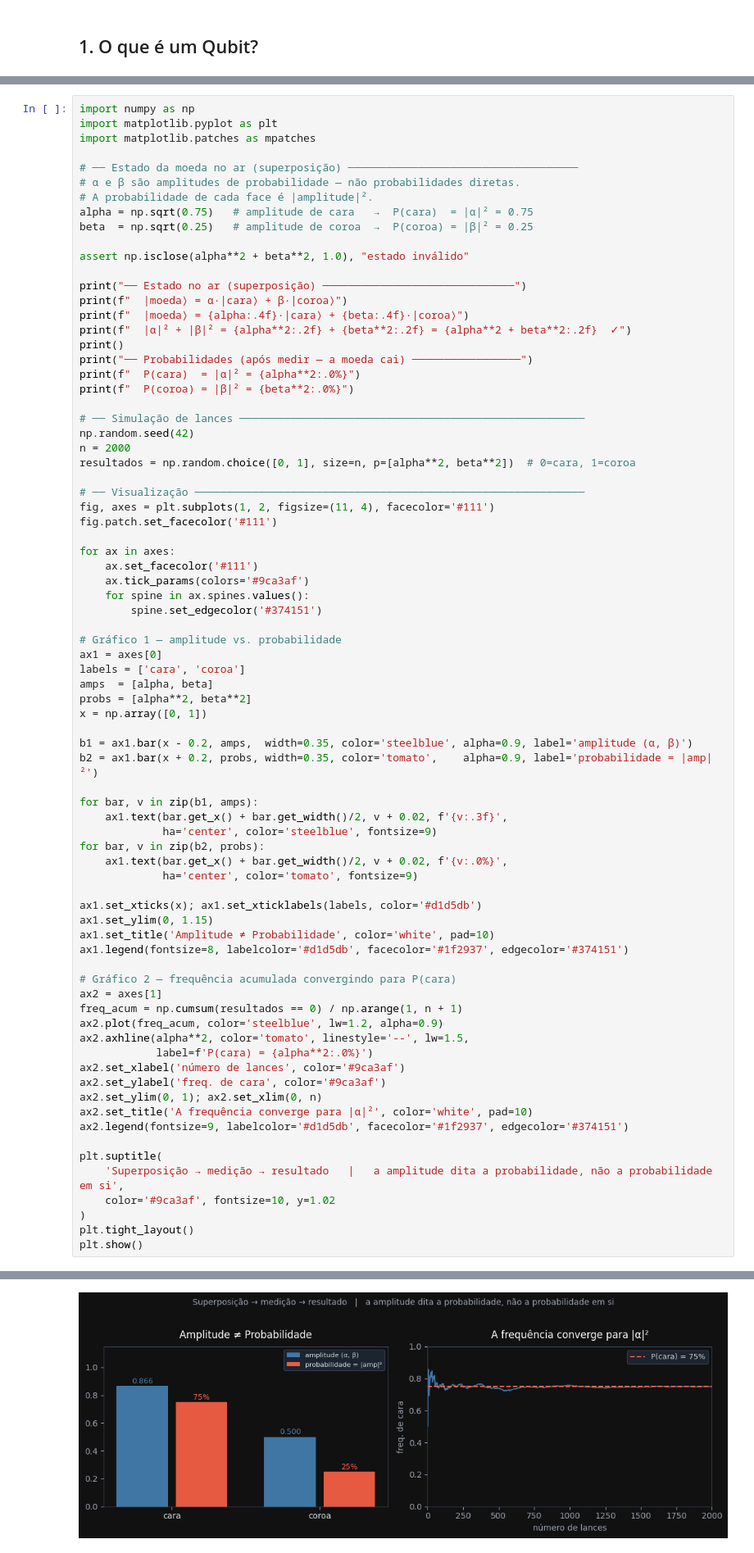
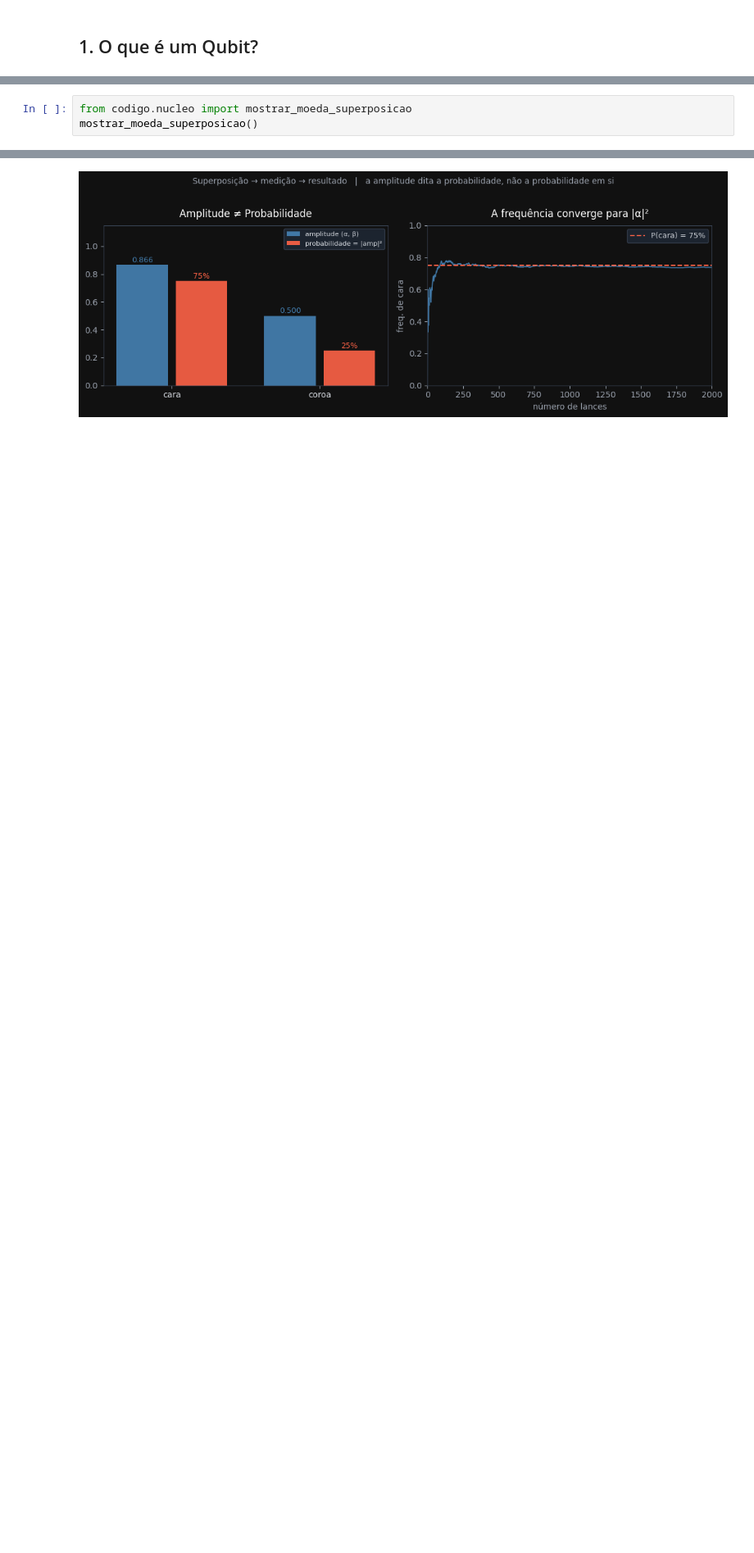
Before and after one commit to Green-Cinnamon-Labs/spectral-quantum-playground, a Jupyter notebook: nucleo/N-00.ipynb, the cells around one changed output, grey strips where cells are left out. Shown at 82% size. Cells and saved outputs as stored; diff of their text form; blank space fills up the shorter version.

```diff
--- a/nucleo/N-00.ipynb
+++ b/nucleo/N-00.ipynb
@@ -27,87 +29,13 @@ Um qubit é uma abstração de um sistema físico que possui dois estados distin
 # %%
-import numpy as np
-import matplotlib.pyplot as plt
-import matplotlib.patches as mpatches
-
-# ── Estado da moeda no ar (superposição) ────────────────────────────────────
-# α e β são amplitudes de probabilidade — não probabilidades diretas.
-# A probabilidade de cada face é |amplitude|².
-alpha = np.sqrt(0.75)   # amplitude de cara   →  P(cara)  = |α|² = 0.75
-beta  = np.sqrt(0.25)   # amplitude de coroa  →  P(coroa) = |β|² = 0.25
-
-assert np.isclose(alpha**2 + beta**2, 1.0), "estado inválido"
-
-print("── Estado no ar (superposição) ──────────────────────────────")
-print(f"  |moeda⟩ = α·|cara⟩ + β·|coroa⟩")
-print(f"  |moeda⟩ = {alpha:.4f}·|cara⟩ + {beta:.4f}·|coroa⟩")
-print(f"  |α|² + |β|² = {alpha**2:.2f} + {beta**2:.2f} = {alpha**2 + beta**2:.2f}  ✓")
-print()
-print("── Probabilidades (após medir — a moeda cai) ─────────────────")
-print(f"  P(cara)  = |α|² = {alpha**2:.0%}")
-print(f"  P(coroa) = |β|² = {beta**2:.0%}")
-
-# ── Simulação de lances ──────────────────────────────────────────────────────
-np.random.seed(42)
-n = 2000
-resultados = np.random.choice([0, 1], size=n, p=[alpha**2, beta**2])  # 0=cara, 1=coroa
-
-# ── Visualização ─────────────────────────────────────────────────────────────
-fig, axes = plt.subplots(1, 2, figsize=(11, 4), facecolor='#111')
-fig.patch.set_facecolor('#111')
-
-for ax in axes:
-    ax.set_facecolor('#111')
-    ax.tick_params(colors='#9ca3af')
-    for spine in ax.spines.values():
-        spine.set_edgecolor('#374151')
-
-# Gráfico 1 — amplitude vs. probabilidade
-ax1 = axes[0]
-labels = ['cara', 'coroa']
-amps  = [alpha, beta]
-probs = [alpha**2, beta**2]
-x = np.array([0, 1])
-
-b1 = ax1.bar(x - 0.2, amps,  width=0.35, color='steelblue', alpha=0.9, label='amplitude (α, β)')
-b2 = ax1.bar(x + 0.2, probs, width=0.35, color='tomato',    alpha=0.9, label='probabilidade = |amp|²')
-
-for bar, v in zip(b1, amps):
-    ax1.text(bar.get_x() + bar.get_width()/2, v + 0.02, f'{v:.3f}',
-             ha='center', color='steelblue', fontsize=9)
-for bar, v in zip(b2, probs):
-    ax1.text(bar.get_x() + bar.get_width()/2, v + 0.02, f'{v:.0%}',
-             ha='center', color='tomato', fontsize=9)
-
-ax1.set_xticks(x); ax1.set_xticklabels(labels, color='#d1d5db')
-ax1.set_ylim(0, 1.15)
-ax1.set_title('Amplitude ≠ Probabilidade', color='white', pad=10)
-ax1.legend(fontsize=8, labelcolor='#d1d5db', facecolor='#1f2937', edgecolor='#374151')
-
-# Gráfico 2 — frequência acumulada convergindo para P(cara)
-ax2 = axes[1]
-freq_acum = np.cumsum(resultados == 0) / np.arange(1, n + 1)
-ax2.plot(freq_acum, color='steelblue', lw=1.2, alpha=0.9)
-ax2.axhline(alpha**2, color='tomato', linestyle='--', lw=1.5,
-            label=f'P(cara) = {alpha**2:.0%}')
-ax2.set_xlabel('número de lances', color='#9ca3af')
-ax2.set_ylabel('freq. de cara', color='#9ca3af')
-ax2.set_ylim(0, 1); ax2.set_xlim(0, n)
-ax2.set_title('A frequência converge para |α|²', color='white', pad=10)
-ax2.legend(fontsize=9, labelcolor='#d1d5db', facecolor='#1f2937', edgecolor='#374151')
-
-plt.suptitle(
-    'Superposição → medição → resultado   |   a amplitude dita a probabilidade, não a probabilidade em si',
-    color='#9ca3af', fontsize=10, y=1.02
-)
-plt.tight_layout()
-plt.show()
+from codigo.nucleo import mostrar_moeda_superposicao
+mostrar_moeda_superposicao()
 # %% [output]
 ── Estado no ar (superposição) ──────────────────────────────
   |moeda⟩ = α·|cara⟩ + β·|coroa⟩
   |moeda⟩ = 0.8660·|cara⟩ + 0.5000·|coroa⟩
   |α|² + |β|² = 0.75 + 0.25 = 1.00  ✓
 
 ── Probabilidades (após medir — a moeda cai) ─────────────────
   P(cara)  = |α|² = 75%
   P(coroa) = |β|² = 25%
-[figure, old version]
+[figure, new version]
```
Also changed, not shown: parts of 4 cells of this notebook, 13 other files.
